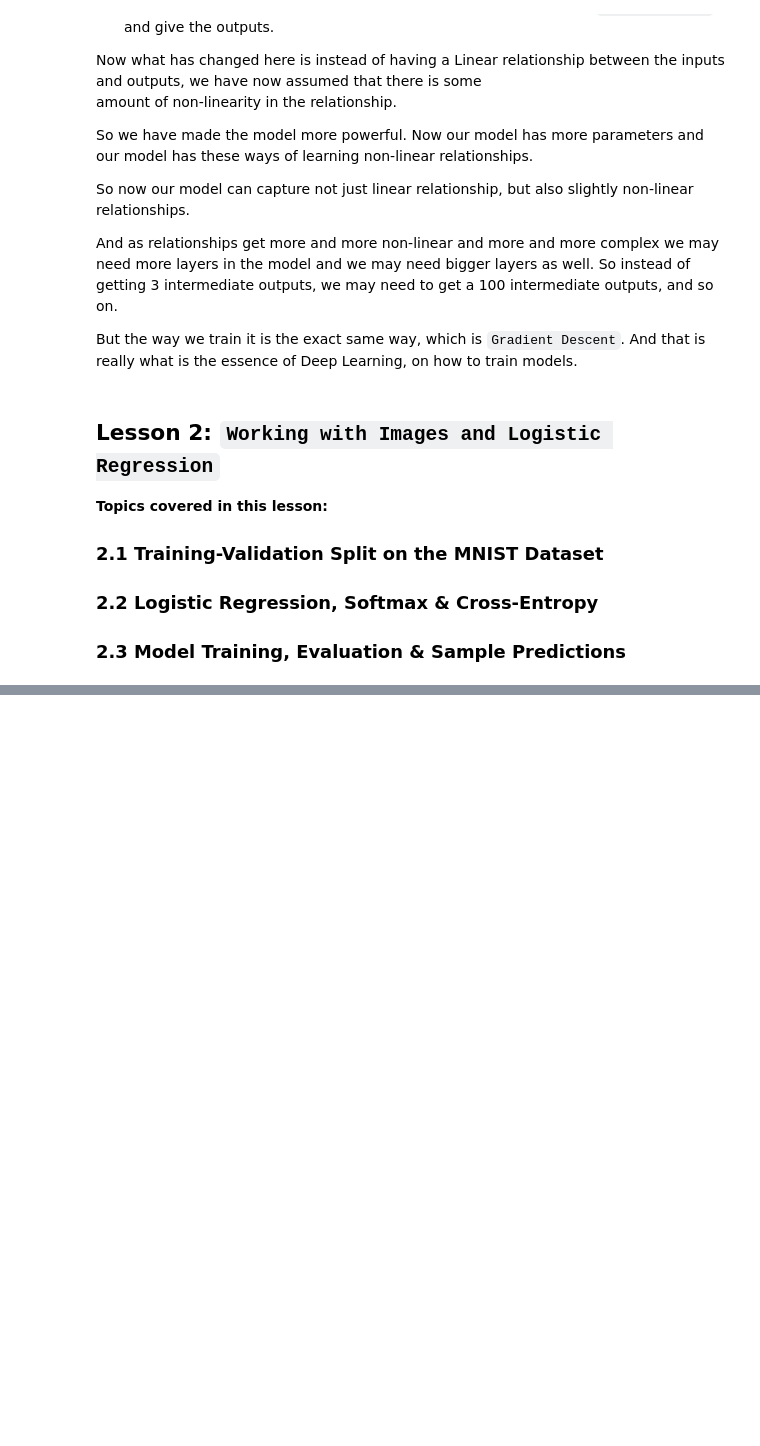
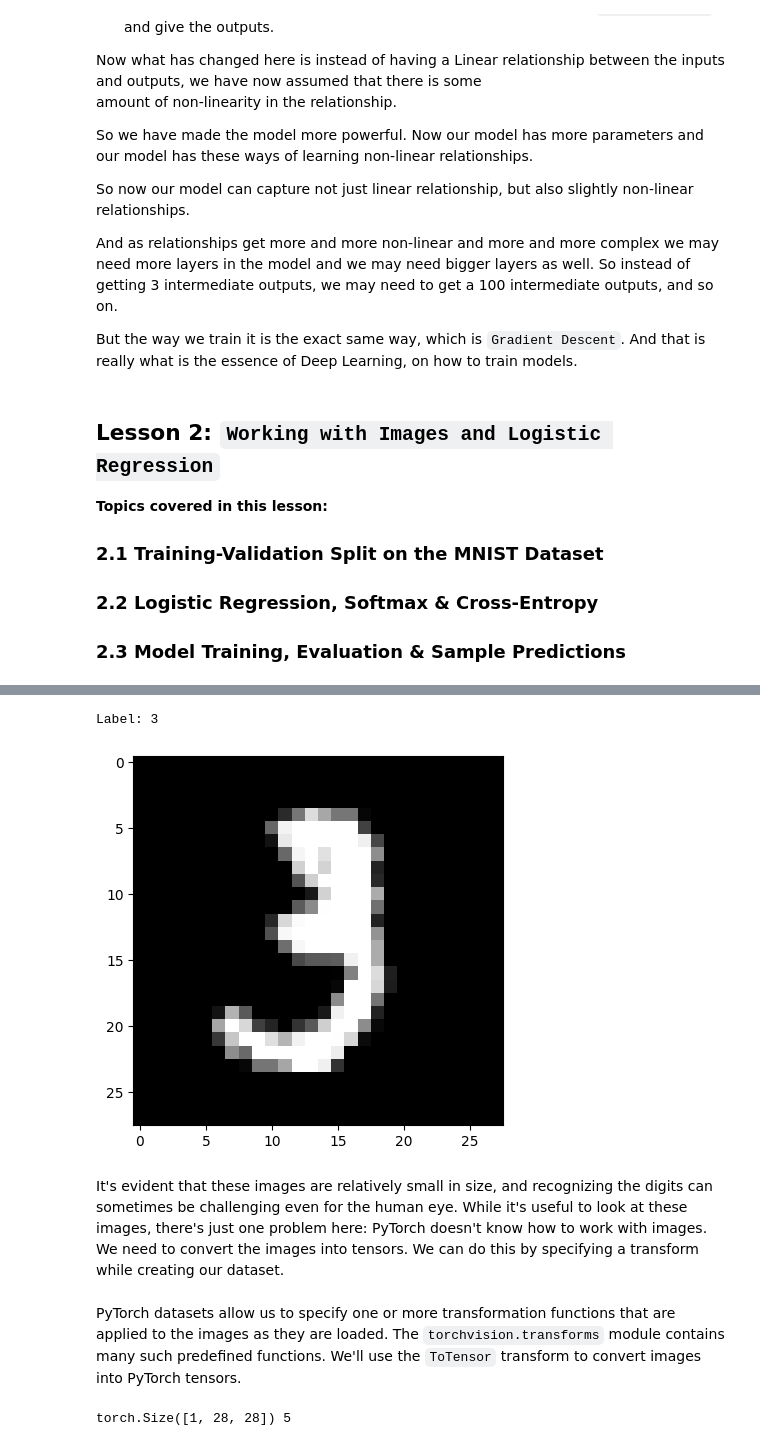
Before and after one commit to RoyMustang-Dev/pytorch-zero_To_GANs, a Jupyter notebook: pytorch_zero_to_GANs.ipynb, the cells around one changed output, grey strips where cells are left out. Saved outputs shown, nothing was run; the diff lists cells and outputs as text; code cells hidden in the pictures; blank space fills up the shorter version.

```diff
--- a/pytorch_zero_to_GANs.ipynb
+++ b/pytorch_zero_to_GANs.ipynb
@@ -1113,0 +1190,9 @@ But the way we train it is the exact same way, which is `Gradient Descent`. And
+# %%
+image, label = dataset[10]
+plt.imshow(image, cmap='gray')
+print('Label:', label)
+# %% [output]
+Label: 3
+[figure, added]
+# %% [markdown]
+It's evident that these images are relatively small in size, and recognizing the digits can sometimes be challenging even for the human eye. While it's useful to look at these images, there's just one problem here: PyTorch doesn't know how to work with images. We need to convert the images into tensors. We can do this by specifying a transform while creating our dataset.
@@ -1113,0 +1201,12 @@ But the way we train it is the exact same way, which is `Gradient Descent`. And
+# %% [markdown]
+PyTorch datasets allow us to specify one or more transformation functions that are applied to the images as they are loaded. The `torchvision.transforms` module contains many such predefined functions. We'll use the `ToTensor` transform to convert images into PyTorch tensors.
+# %%
+# MNIST dataset (images and labels)
+dataset = MNIST(root='data/',
+                train=True,
+                transform=transforms.ToTensor())
+
+img_tensor, label = dataset[0]
+print(img_tensor.shape, label)
+# %% [output]
+torch.Size([1, 28, 28]) 5
```
Also changed, not shown: parts of 116 cells of this notebook, 10 other files.
